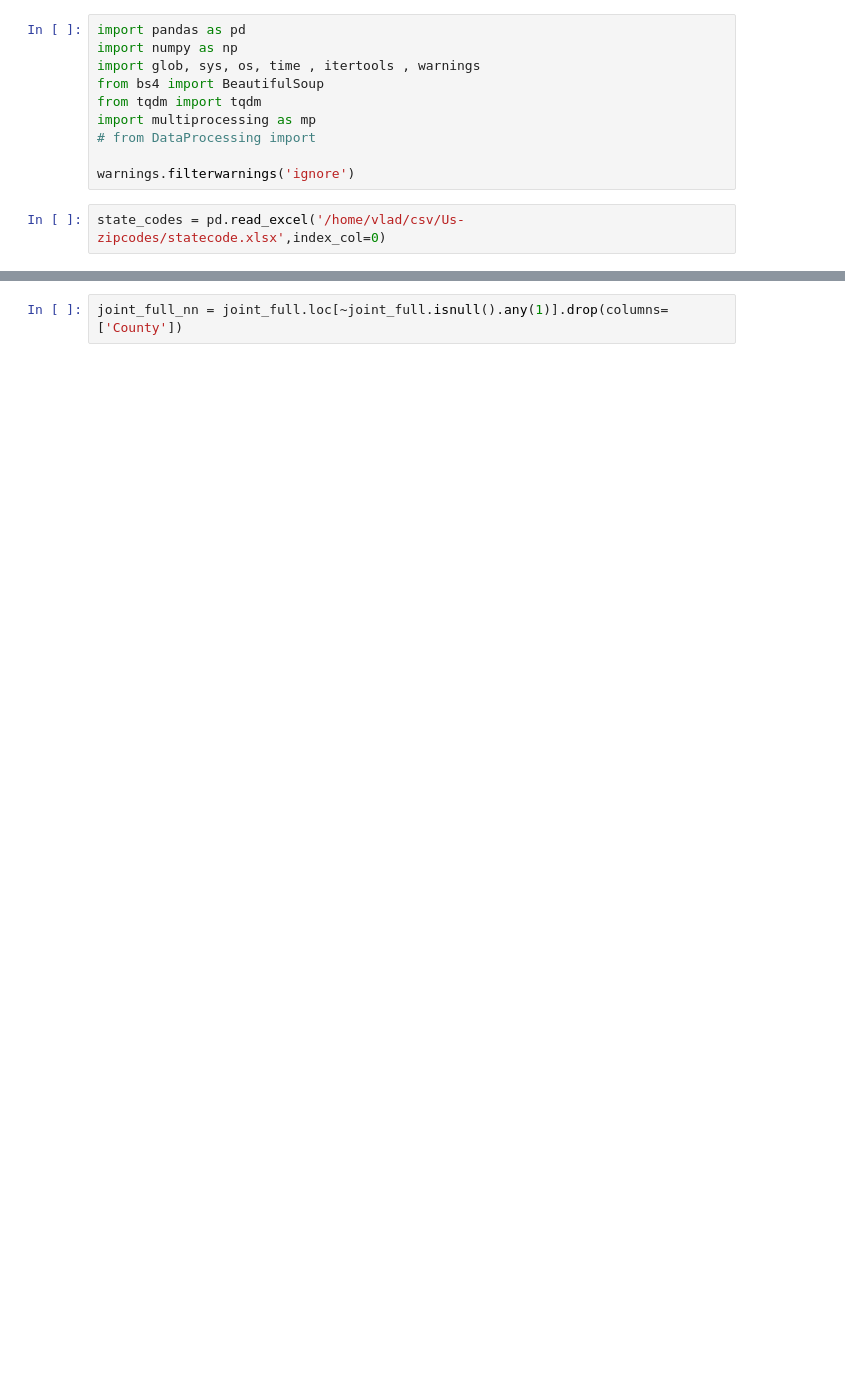
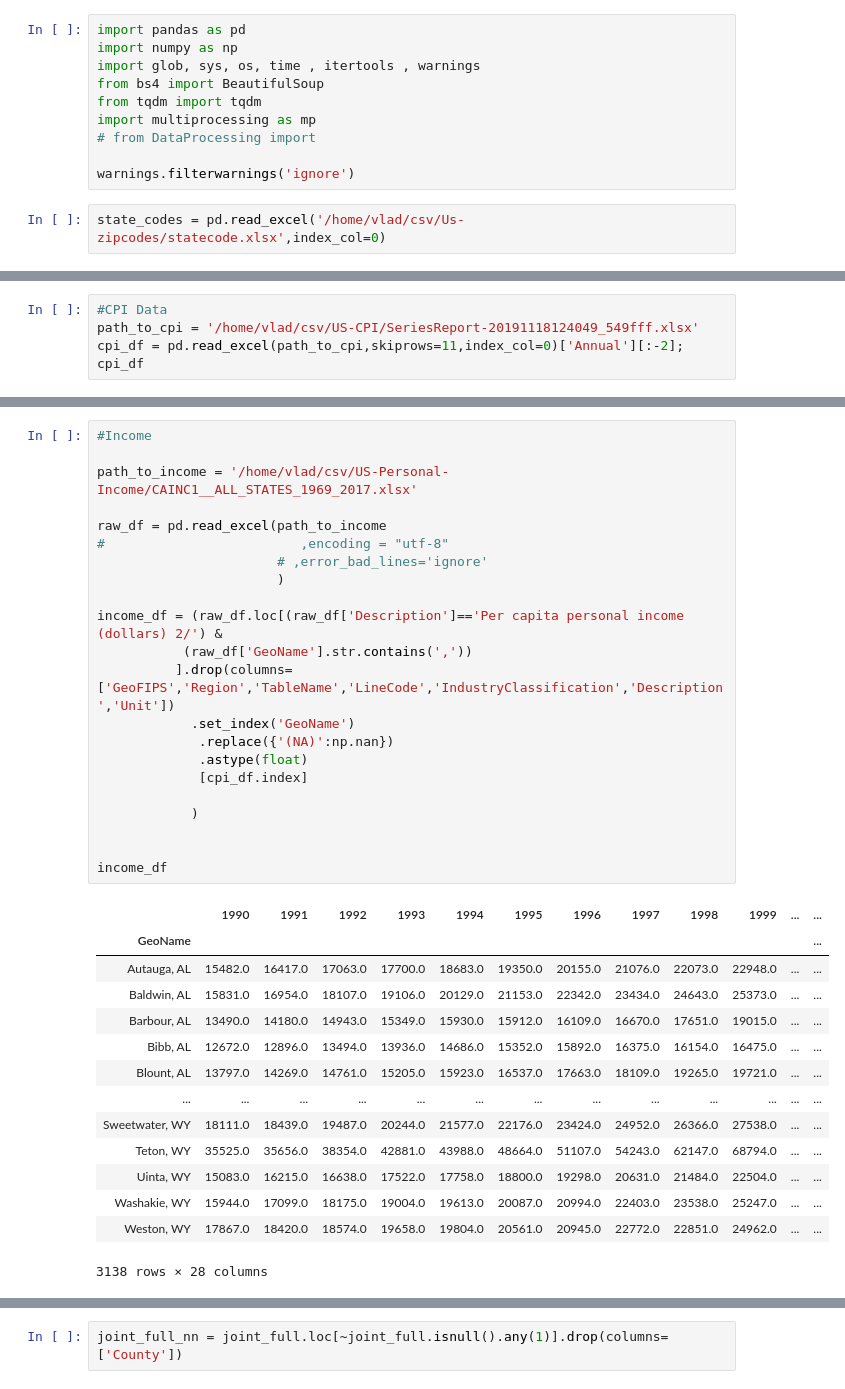
Before and after one commit to erv4gen/Research-Salvage-Autos, a Jupyter notebook: Structure-Demographics-County.ipynb, the cells around one changed output, grey strips where cells are left out. Cells and saved outputs as stored; diff of their text form; blank space fills up the shorter version.

```diff
--- a/Structure-Demographics-County.ipynb
+++ b/Structure-Demographics-County.ipynb
@@ -41,0 +42,4 @@ unempdf.sort_index()
+# %%
+#CPI Data
+path_to_cpi = '/home/vlad/csv/US-CPI/SeriesReport-20191118124049_549fff.xlsx'
+cpi_df = pd.read_excel(path_to_cpi,skiprows=11,index_col=0)['Annual'][:-2]; cpi_df
@@ -41,0 +64,37 @@ unempdf.sort_index()
+# %%
+#Income
+
+path_to_income = '/home/vlad/csv/US-Personal-Income/CAINC1__ALL_STATES_1969_2017.xlsx'
+
+raw_df = pd.read_excel(path_to_income
+#                         ,encoding = "utf-8"
+                       # ,error_bad_lines='ignore'
+                       )
+
+income_df = (raw_df.loc[(raw_df['Description']=='Per capita personal income (dollars) 2/') &
+           (raw_df['GeoName'].str.contains(','))
+          ].drop(columns=['GeoFIPS','Region','TableName','LineCode','IndustryClassification','Description','Unit'])
+            .set_index('GeoName')
+             .replace({'(NA)':np.nan})
+             .astype(float)
+             [cpi_df.index]
+
+            )
+
+
+income_df
+# %% [output]
+|  | 1990 | 1991 | 1992 | 1993 | 1994 | 1995 | 1996 | 1997 | 1998 | 1999 | ... | ... |
+| GeoName |  |  |  |  |  |  |  |  |  |  |  | ... |
+| Autauga, AL | 15482.0 | 16417.0 | 17063.0 | 17700.0 | 18683.0 | 19350.0 | 20155.0 | 21076.0 | 22073.0 | 22948.0 | ... | ... |
+| Baldwin, AL | 15831.0 | 16954.0 | 18107.0 | 19106.0 | 20129.0 | 21153.0 | 22342.0 | 23434.0 | 24643.0 | 25373.0 | ... | ... |
+| Barbour, AL | 13490.0 | 14180.0 | 14943.0 | 15349.0 | 15930.0 | 15912.0 | 16109.0 | 16670.0 | 17651.0 | 19015.0 | ... | ... |
+| Bibb, AL | 12672.0 | 12896.0 | 13494.0 | 13936.0 | 14686.0 | 15352.0 | 15892.0 | 16375.0 | 16154.0 | 16475.0 | ... | ... |
+| Blount, AL | 13797.0 | 14269.0 | 14761.0 | 15205.0 | 15923.0 | 16537.0 | 17663.0 | 18109.0 | 19265.0 | 19721.0 | ... | ... |
+| ... | ... | ... | ... | ... | ... | ... | ... | ... | ... | ... | ... | ... |
+| Sweetwater, WY | 18111.0 | 18439.0 | 19487.0 | 20244.0 | 21577.0 | 22176.0 | 23424.0 | 24952.0 | 26366.0 | 27538.0 | ... | ... |
+| Teton, WY | 35525.0 | 35656.0 | 38354.0 | 42881.0 | 43988.0 | 48664.0 | 51107.0 | 54243.0 | 62147.0 | 68794.0 | ... | ... |
+| Uinta, WY | 15083.0 | 16215.0 | 16638.0 | 17522.0 | 17758.0 | 18800.0 | 19298.0 | 20631.0 | 21484.0 | 22504.0 | ... | ... |
+| Washakie, WY | 15944.0 | 17099.0 | 18175.0 | 19004.0 | 19613.0 | 20087.0 | 20994.0 | 22403.0 | 23538.0 | 25247.0 | ... | ... |
+| Weston, WY | 17867.0 | 18420.0 | 18574.0 | 19658.0 | 19804.0 | 20561.0 | 20945.0 | 22772.0 | 22851.0 | 24962.0 | ... | ... |
+3138 rows × 28 columns
```
Also changed, not shown: parts of 9 cells of this notebook, 1 other file.
